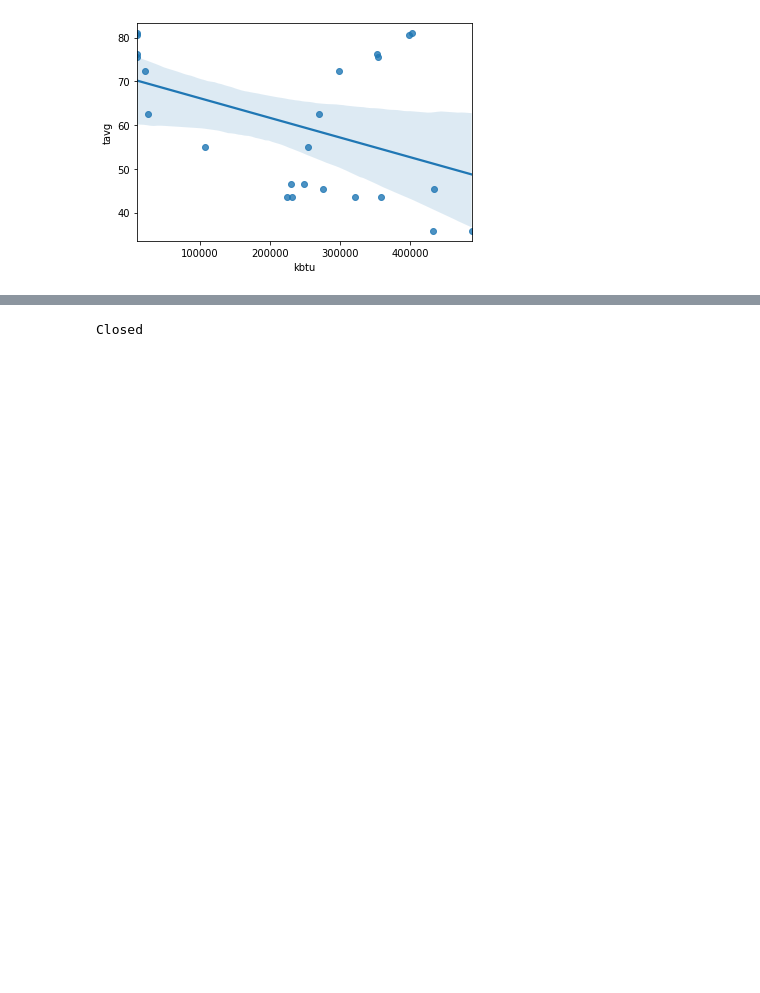
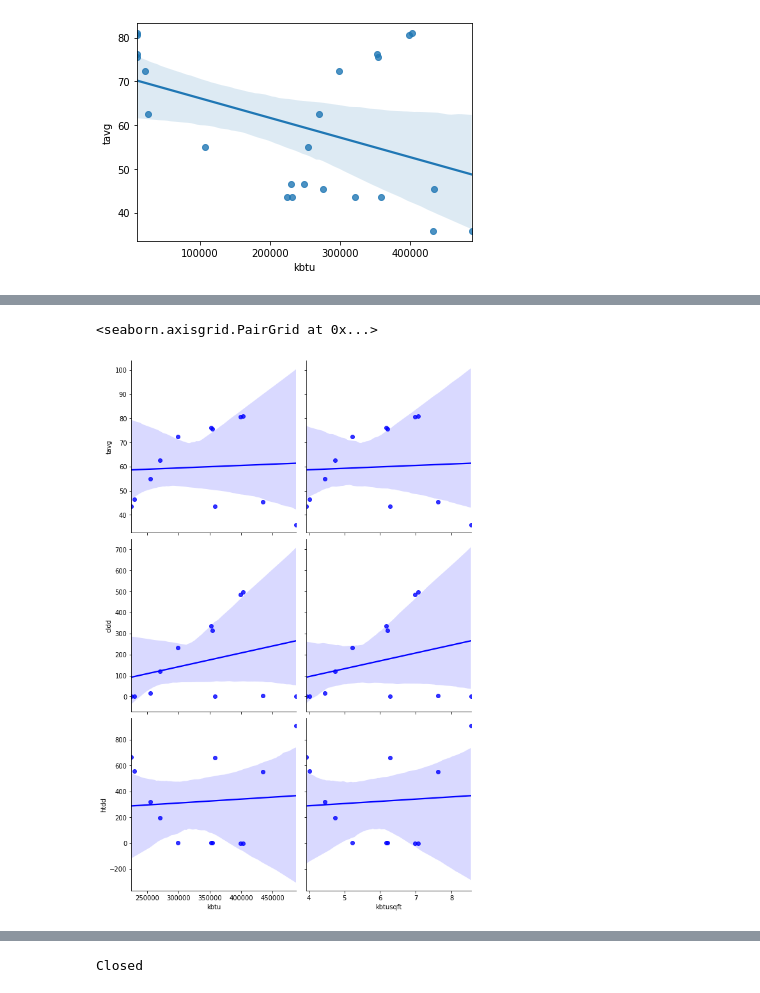
Before and after one commit to DHinton7/Power-Rangers, a Jupyter notebook: Linear_Regression_Dom.ipynb, the cells around one changed output, grey strips where cells are left out. Saved outputs shown, nothing was run; the diff lists cells and outputs as text; code cells hidden in the pictures; blank space fills up the shorter version.

```diff
--- a/Linear_Regression_Dom.ipynb
+++ b/Linear_Regression_Dom.ipynb
@@ -148,0 +184,21 @@ LinregressResult(slope=-2.179041037739081e-06, intercept=168.59865261555518, rva
+# %%
+query5='''
+SELECT b.PID, b.REPORTINGYEAR, b.MONTH, b.ELEGAS, b.KBTU, AVG(b.KBTU/b.TAXRECORDFLOORAREA) as kbtusqft, n.TAVG, n.CLDD, n.HTDD
+FROM buildings_data b
+LEFT OUTER join noaa_data n
+ON b.REPORTINGYEAR = n.WEATHERYEAR
+WHERE b.MONTH = n.MONTH
+AND b.PID = 'PM9961605'
+AND b.REPORTINGYEAR = 2018
+AND b.ELEGAS = 'E'
+AND b.TAXRECORDFLOORAREA > 0
+GROUP BY b.PID,b.REPORTINGYEAR, b.MONTH, b.ELEGAS, b.KBTU, n.TAVG, n.CLDD, n.HTDD;
+'''
+# %%
+df5=pd.read_sql(query5,conn)
+# %%
+df5reg = sns.PairGrid(df5, y_vars=['tavg', 'cldd', 'htdd'], x_vars=['kbtu','kbtusqft'], height = 4)
+df5reg.map(sns.regplot, color='blue')
+# %% [output]
+<seaborn.axisgrid.PairGrid at 0x...>
+[figure, added]
```
Also changed, not shown: parts of 32 cells of this notebook.
